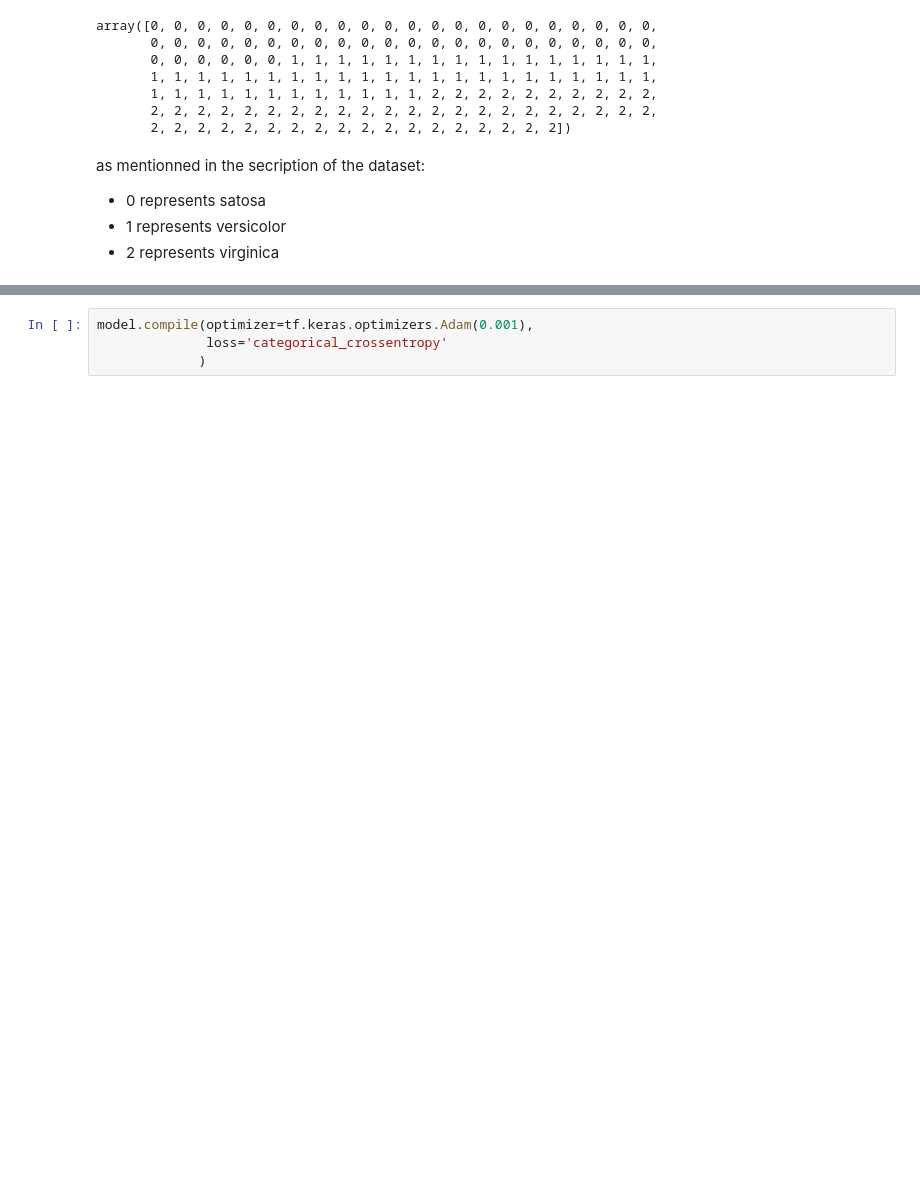
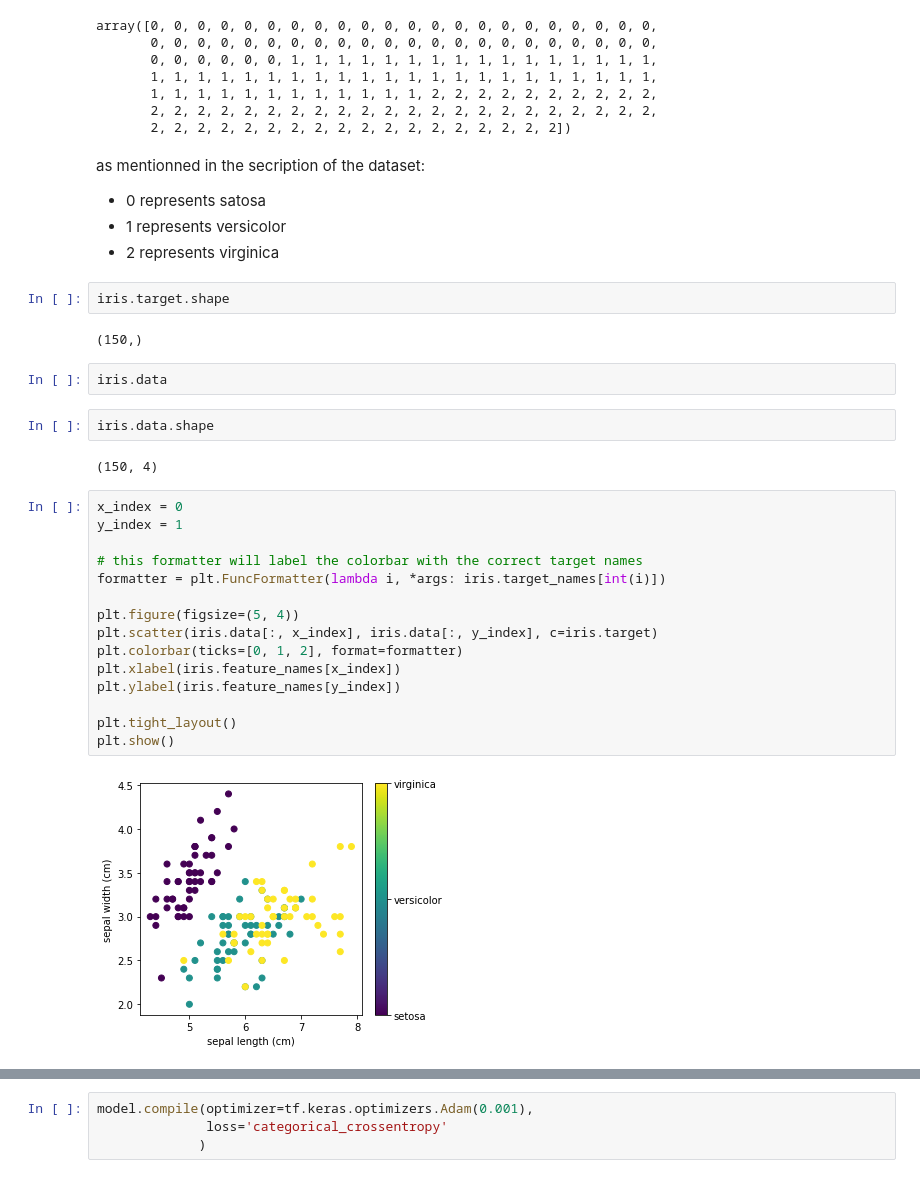
Before and after one commit to GhassenSmaoui/iris, a Jupyter notebook: Iris_model.ipynb, the cells around one changed output, grey strips where cells are left out. Drawn from its saved outputs; the diff is of its cells as text; blank space fills up the shorter version.

```diff
--- a/Iris_model.ipynb
+++ b/Iris_model.ipynb
@@ -44,3 +55,30 @@ as mentionned in the secription of the dataset:
 *   0 represents satosa
 *   1 represents versicolor
 *   2 represents virginica
+# %%
+iris.target.shape
+# %% [output]
+(150,)
+# %%
+iris.data
+# %%
+iris.data.shape
+# %% [output]
+(150, 4)
+# %%
+x_index = 0
+y_index = 1
+
+# this formatter will label the colorbar with the correct target names
+formatter = plt.FuncFormatter(lambda i, *args: iris.target_names[int(i)])
+
+plt.figure(figsize=(5, 4))
+plt.scatter(iris.data[:, x_index], iris.data[:, y_index], c=iris.target)
+plt.colorbar(ticks=[0, 1, 2], format=formatter)
+plt.xlabel(iris.feature_names[x_index])
+plt.ylabel(iris.feature_names[y_index])
+
+plt.tight_layout()
+plt.show()
+# %% [output]
+[figure, added]
```
Also changed, not shown: parts of 32 cells of this notebook.
